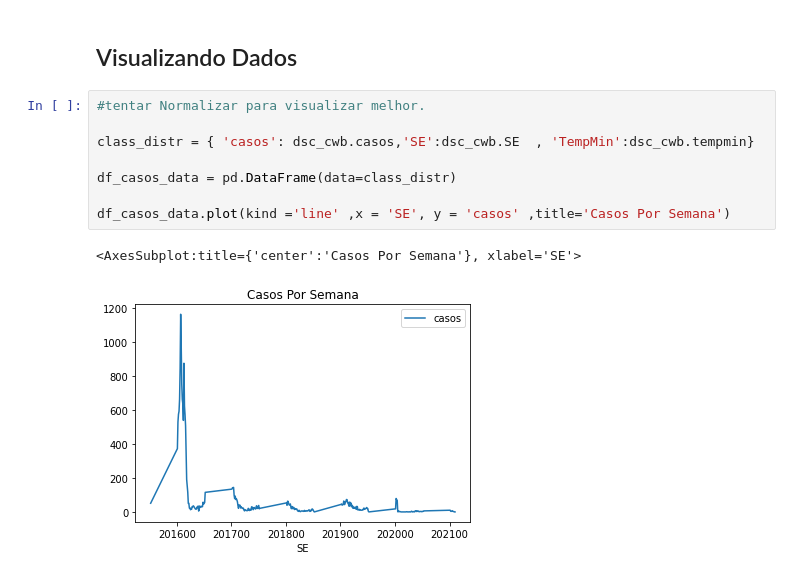
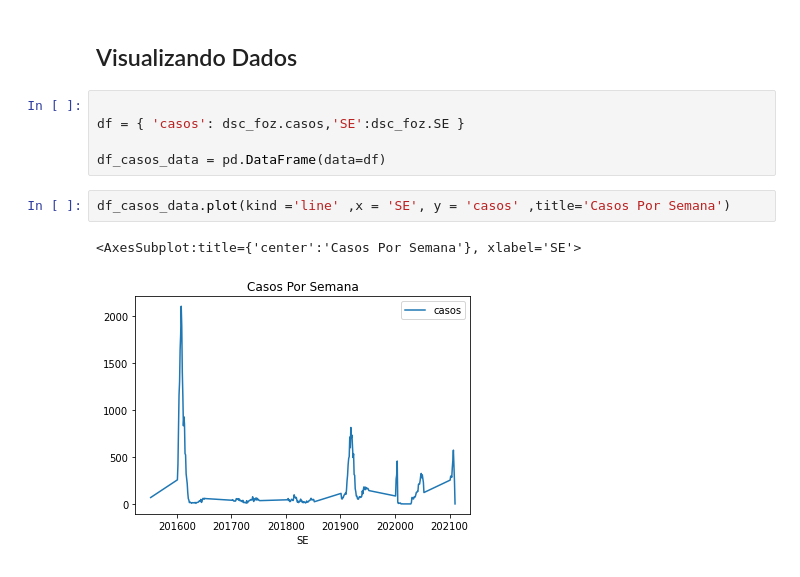
Before and after one commit to NicolasJorgeDL-zz/cd_dengue, a Jupyter notebook: main.ipynb, the cells around one changed output. Saved outputs shown, nothing was run; the diff lists cells and outputs as text.

```diff
--- a/main.ipynb
+++ b/main.ipynb
@@ -38,13 +54,12 @@ dsc_fbe.head()
 # %% [markdown]
 ## Visualizando Dados
+# %%
+
+df = { 'casos': dsc_foz.casos,'SE':dsc_foz.SE }
+
+df_casos_data = pd.DataFrame(data=df)
 # %%
-#tentar Normalizar para visualizar melhor.
-
-class_distr = { 'casos': dsc_cwb.casos,'SE':dsc_cwb.SE  , 'TempMin':dsc_cwb.tempmin}
-
-df_casos_data = pd.DataFrame(data=class_distr)
-
 df_casos_data.plot(kind ='line' ,x = 'SE', y = 'casos' ,title='Casos Por Semana')
 # %% [output]
 <AxesSubplot:title={'center':'Casos Por Semana'}, xlabel='SE'>
-[figure, old version]
+[figure, new version]
```
Also changed, not shown: parts of 4 cells of this notebook.
